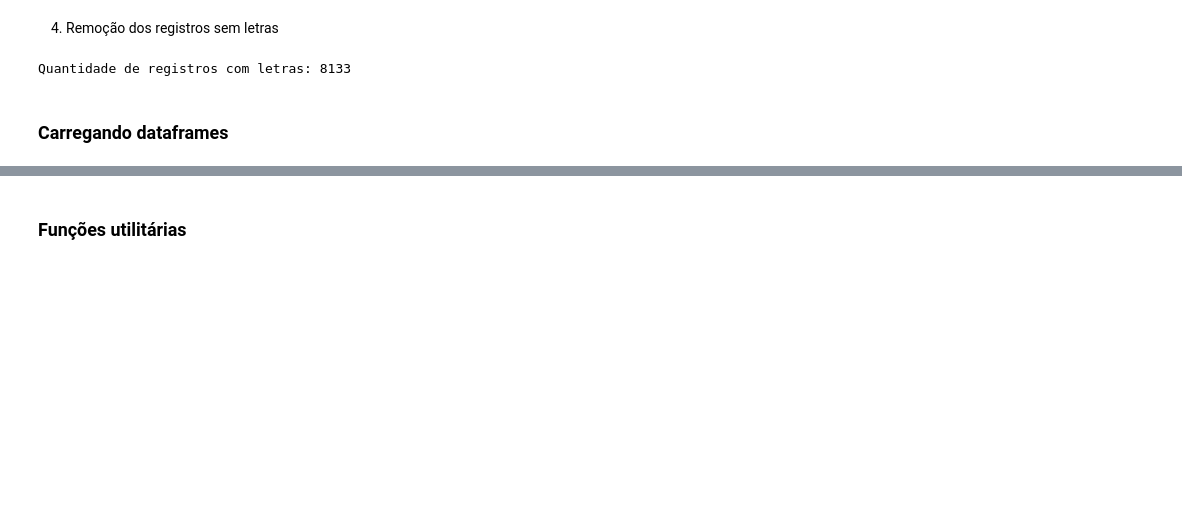
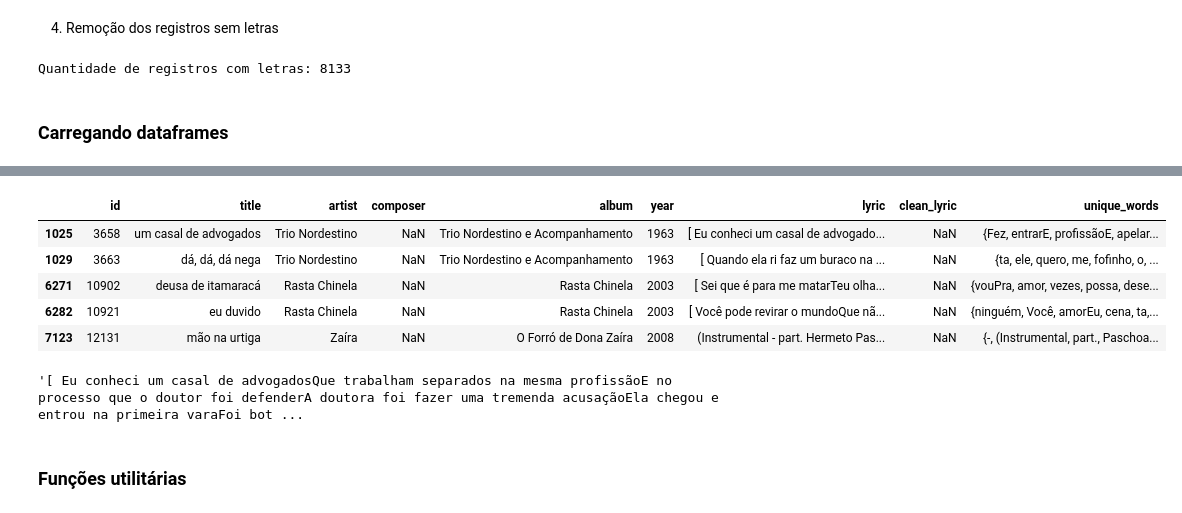
Before and after one commit to mateus-lourenco/emotion-mining-and-sentiment-analysis, a Jupyter notebook: preprocessing.ipynb, the cells around one changed output, grey strips where cells are left out. Saved outputs shown, nothing was run; the diff lists cells and outputs as text; code cells hidden in the pictures; blank space fills up the shorter version.

```diff
--- a/preprocessing.ipynb
+++ b/preprocessing.ipynb
@@ -78,0 +101,13 @@ df.head()
+# %%
+df[df['clean_lyric'].isnull()]
+# %% [output]
+|  | id | title | artist | composer | album | year | lyric | clean_lyric | unique_words |
+| 1025 | 3658 | um casal de advogados | Trio Nordestino | NaN | Trio Nordestino e Acompanhamento | 1963 | [ Eu conheci um casal de advogado... | NaN | {Fez, entrarE, profissãoE, apelar... |
+| 1029 | 3663 | dá, dá, dá nega | Trio Nordestino | NaN | Trio Nordestino e Acompanhamento | 1963 | [ Quando ela ri faz um buraco na ... | NaN | {ta, ele, quero, me, fofinho, o, ... |
+| 6271 | 10902 | deusa de itamaracá | Rasta Chinela | NaN | Rasta Chinela | 2003 | [ Sei que é para me matarTeu olha... | NaN | {vouPra, amor, vezes, possa, dese... |
+| 6282 | 10921 | eu duvido | Rasta Chinela | NaN | Rasta Chinela | 2003 | [ Você pode revirar o mundoQue nã... | NaN | {ninguém, Você, amorEu, cena, ta,... |
+| 7123 | 12131 | mão na urtiga | Zaíra | NaN | O Forró de Dona Zaíra | 2008 | (Instrumental - part. Hermeto Pas... | NaN | {-, (Instrumental, part., Paschoa... |
+# %%
+df.loc[1025, 'lyric']
+# %% [output]
+'[ Eu conheci um casal de advogadosQue trabalham separados na mesma profissãoE no processo que o doutor foi defenderA doutora foi fazer uma tremenda acusaçãoEla chegou e entrou na primeira varaFoi bot ...
```
Also changed, not shown: parts of 12 cells of this notebook, 2 other files.
